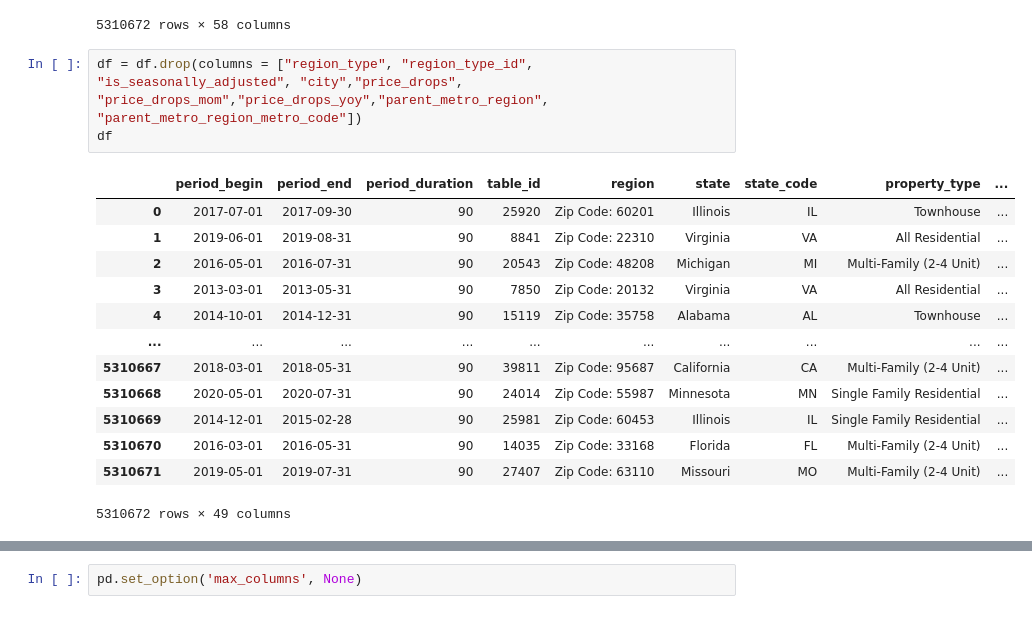
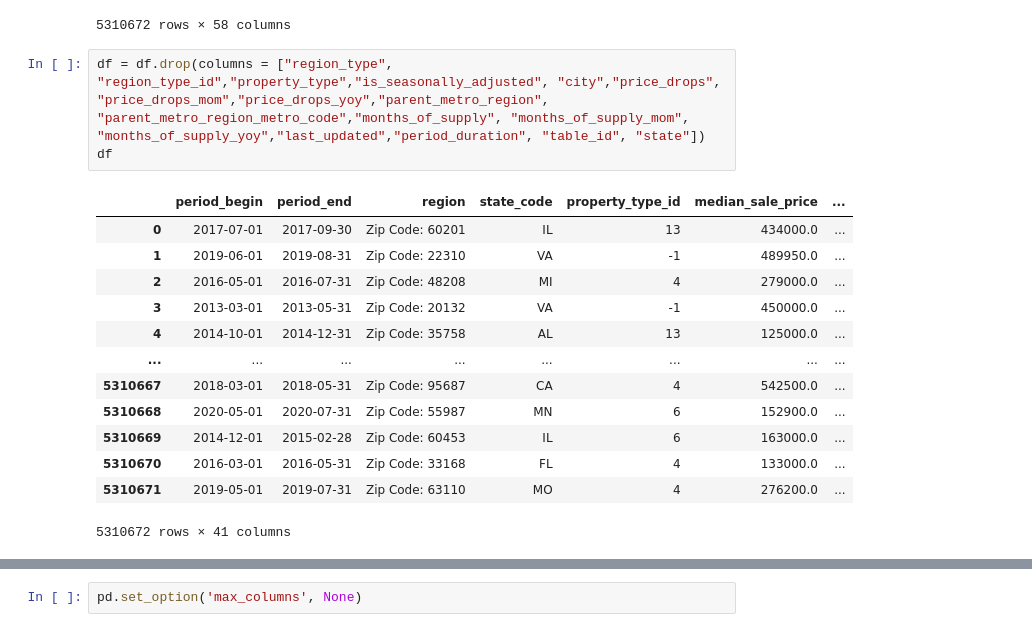
Before and after one commit to wbelayne21/Project, a Jupyter notebook: Housing.ipynb, the cells around one changed output, grey strips where cells are left out. Drawn from its saved outputs; the diff is of its cells as text.

Commit message:
More cleaning
cleaned the data further and assigned numeric values to state codes

```diff
--- a/Housing.ipynb
+++ b/Housing.ipynb
@@ -57,19 +58,19 @@ df
 | 5310671 | 2019-05-01 | 2019-07-31 | 90 | zip code | 2 | 27407 | ... |
 5310672 rows × 58 columns
 # %%
-df = df.drop(columns = ["region_type", "region_type_id", "is_seasonally_adjusted", "city","price_drops", "price_drops_mom","price_drops_yoy","parent_metro_region", "parent_metro_region_metro_code"])
+df = df.drop(columns = ["region_type", "region_type_id","property_type","is_seasonally_adjusted", "city","price_drops", "price_drops_mom","price_drops_yoy","parent_metro_region", "parent_metro_region_metro_code","months_of_supply", "months_of_supply_mom", "months_of_supply_yoy","last_updated","period_duration", "table_id", "state"])
 df
 # %% [output]
-|  | period_begin | period_end | period_duration | table_id | region | state | state_code | property_type | ... |
-| 0 | 2017-07-01 | 2017-09-30 | 90 | 25920 | Zip Code: 60201 | Illinois | IL | Townhouse | ... |
-| 1 | 2019-06-01 | 2019-08-31 | 90 | 8841 | Zip Code: 22310 | Virginia | VA | All Residential | ... |
-| 2 | 2016-05-01 | 2016-07-31 | 90 | 20543 | Zip Code: 48208 | Michigan | MI | Multi-Family (2-4 Unit) | ... |
-| 3 | 2013-03-01 | 2013-05-31 | 90 | 7850 | Zip Code: 20132 | Virginia | VA | All Residential | ... |
-| 4 | 2014-10-01 | 2014-12-31 | 90 | 15119 | Zip Code: 35758 | Alabama | AL | Townhouse | ... |
-| ... | ... | ... | ... | ... | ... | ... | ... | ... | ... |
-| 5310667 | 2018-03-01 | 2018-05-31 | 90 | 39811 | Zip Code: 95687 | California | CA | Multi-Family (2-4 Unit) | ... |
-| 5310668 | 2020-05-01 | 2020-07-31 | 90 | 24014 | Zip Code: 55987 | Minnesota | MN | Single Family Residential | ... |
-| 5310669 | 2014-12-01 | 2015-02-28 | 90 | 25981 | Zip Code: 60453 | Illinois | IL | Single Family Residential | ... |
-| 5310670 | 2016-03-01 | 2016-05-31 | 90 | 14035 | Zip Code: 33168 | Florida | FL | Multi-Family (2-4 Unit) | ... |
-| 5310671 | 2019-05-01 | 2019-07-31 | 90 | 27407 | Zip Code: 63110 | Missouri | MO | Multi-Family (2-4 Unit) | ... |
+|  | period_begin | period_end | region | state_code | property_type_id | median_sale_price | ... |
+| 0 | 2017-07-01 | 2017-09-30 | Zip Code: 60201 | IL | 13 | 434000.0 | ... |
+| 1 | 2019-06-01 | 2019-08-31 | Zip Code: 22310 | VA | -1 | 489950.0 | ... |
+| 2 | 2016-05-01 | 2016-07-31 | Zip Code: 48208 | MI | 4 | 279000.0 | ... |
+| 3 | 2013-03-01 | 2013-05-31 | Zip Code: 20132 | VA | -1 | 450000.0 | ... |
+| 4 | 2014-10-01 | 2014-12-31 | Zip Code: 35758 | AL | 13 | 125000.0 | ... |
+| ... | ... | ... | ... | ... | ... | ... | ... |
+| 5310667 | 2018-03-01 | 2018-05-31 | Zip Code: 95687 | CA | 4 | 542500.0 | ... |
+| 5310668 | 2020-05-01 | 2020-07-31 | Zip Code: 55987 | MN | 6 | 152900.0 | ... |
+| 5310669 | 2014-12-01 | 2015-02-28 | Zip Code: 60453 | IL | 6 | 163000.0 | ... |
+| 5310670 | 2016-03-01 | 2016-05-31 | Zip Code: 33168 | FL | 4 | 133000.0 | ... |
+| 5310671 | 2019-05-01 | 2019-07-31 | Zip Code: 63110 | MO | 4 | 276200.0 | ... |
-5310672 rows × 49 columns
+5310672 rows × 41 columns
```
Also changed, not shown: parts of 6 cells of this notebook.
